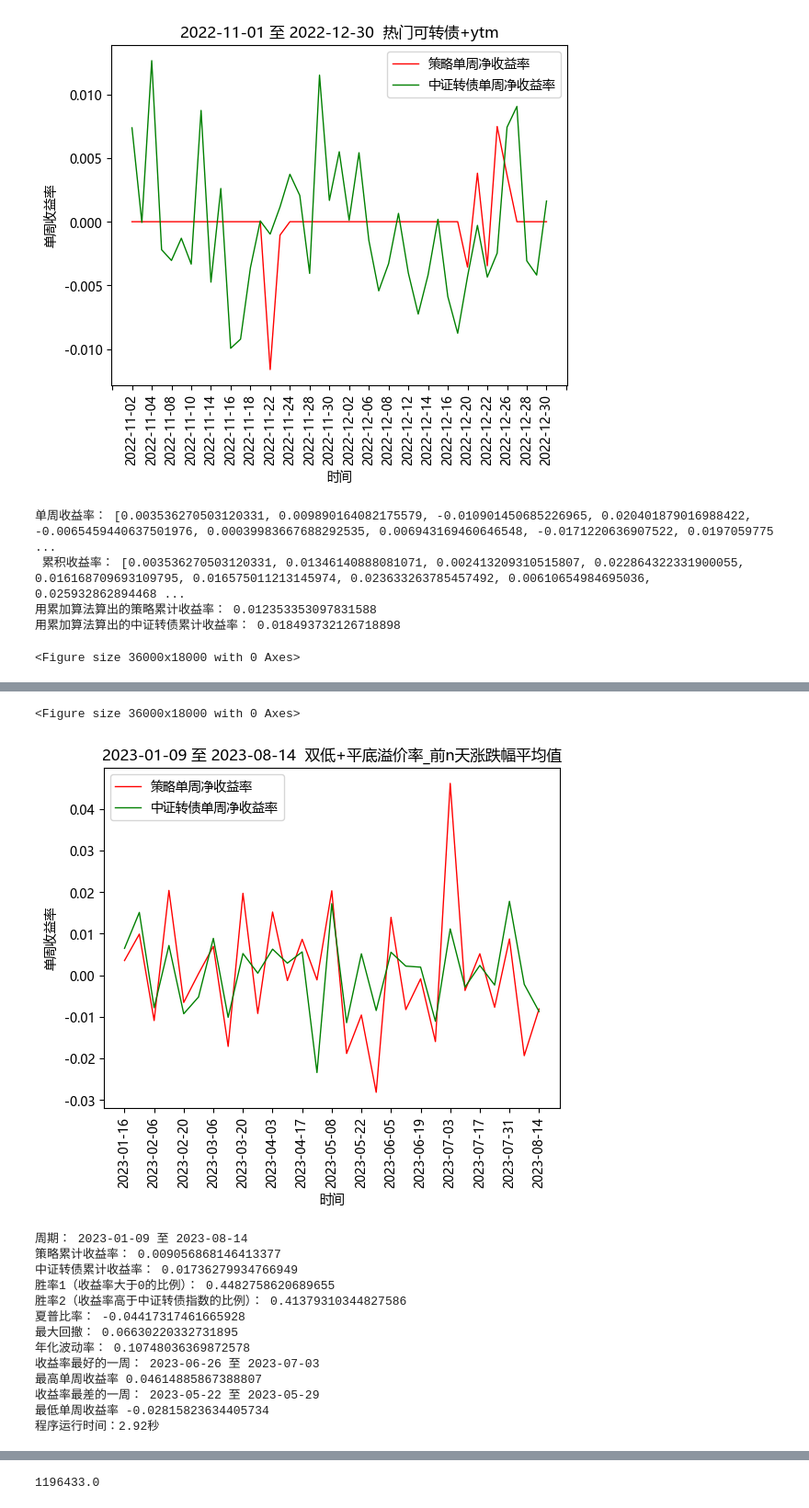
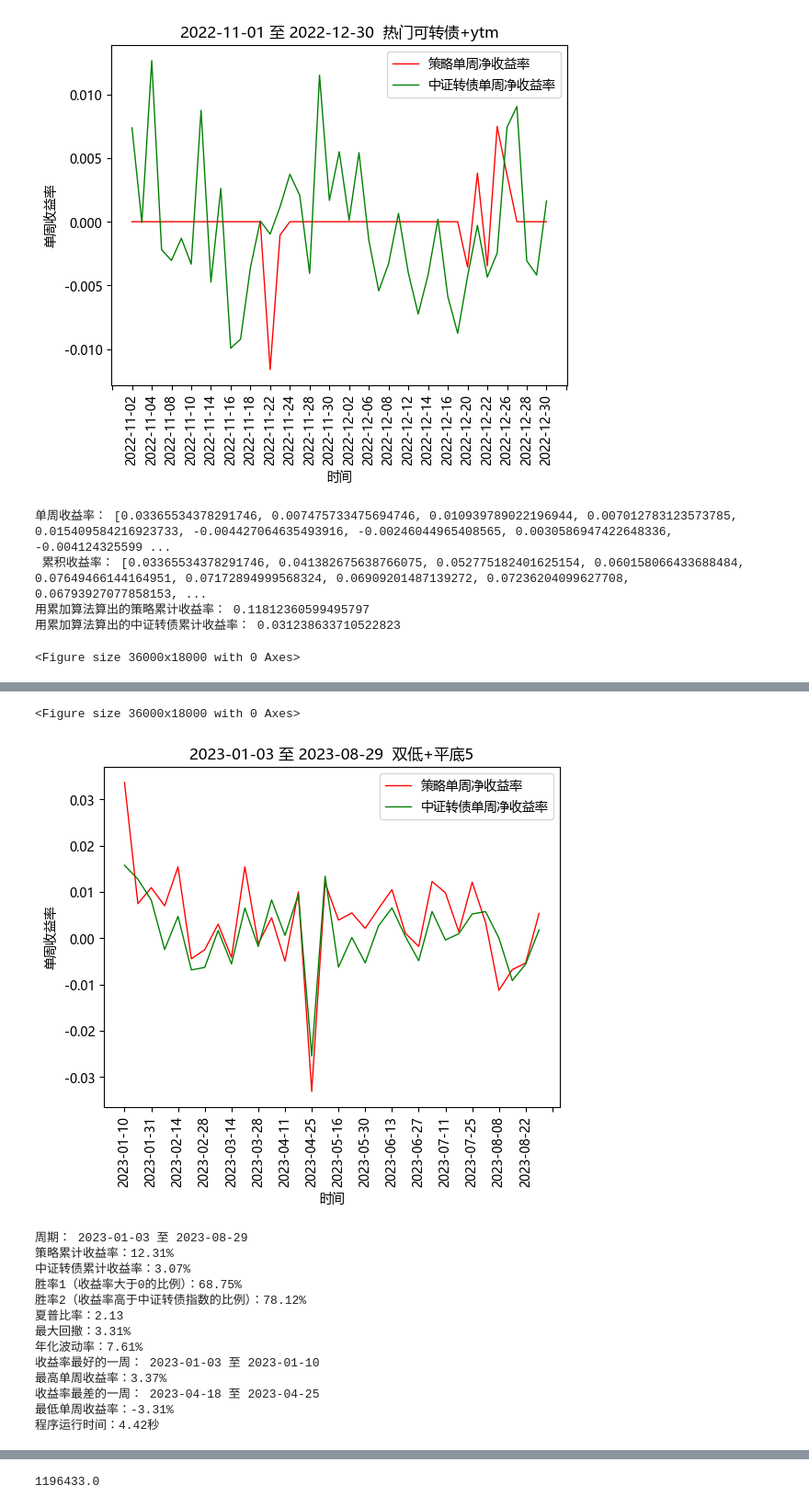
Before and after one commit to Big-ZhangCG/DB_FROM_20230811, a Jupyter notebook: mywork_ByZCG/backtest.ipynb, the cells around one changed output, grey strips where cells are left out. Shown at 92% size. Cells and saved outputs as stored; diff of their text form; code cells hidden in the pictures.

```diff
--- a/mywork_ByZCG/backtest.ipynb
+++ b/mywork_ByZCG/backtest.ipynb
@@ -181,19 +181,19 @@ def calculate_indicators(trade_dates_list, weekly_return, cumulative_return, zi_
 
     # 获取策略累计收益率 my_cumulative_return
     my_cumulative_return = cumulative_return[-1]
-    print('策略累计收益率：', my_cumulative_return)
+    print(f'策略累计收益率：{round(my_cumulative_return * 100, 2)}%')
 
     # 获取中证转债累计收益率 zzzz_cumulative_return
     zzzz_cumulative_return = zi_cumulative_return[-1]
-    print('中证转债累计收益率：', zzzz_cumulative_return)
+    print(f'中证转债累计收益率：{round(zzzz_cumulative_return * 100,2)}%')
 
     # 统计胜率1（收益率大于0的比例）,统计的时候应该去除收益率列表中的0值再进行计算，因为那些周期内没有合适的转债买入因此我们选择空仓
     win_rate_one = len([i for i in weekly_return if i > 0]) / len([i for i in weekly_return if i != 0])
-    print('胜率1（收益率大于0的比例）：', win_rate_one)
+    print(f'胜率1（收益率大于0的比例）：{round(win_rate_one * 100, 2)}%')
 
     # 统计胜率2（收益率高于中证转债指数的比例）,统计的时候应该去除收益率列表中的0值再进行计算，因为那些周期内没有合适的转债买入因此我们选择空仓
     win_rate_two = len([i for i in range(len(weekly_return)) if (weekly_return[i] > zi_weekly_return[i]) & (weekly_return[i] != 0)]) / len([i for i in weekly_return if i != 0])
-    print('胜率2（收益率高于中证转债指数的比例）：', win_rate_two)
+    print(f'胜率2（收益率高于中证转债指数的比例）：{round(win_rate_two * 100, 2)}%')
 
     # 年化夏普比率，下面这三个的算法不确定，需要确认
     # rf为无风险收益率（10年期国债，暂时取2.684%，这个需要随着时间改动）
@@ -201,24 +201,24 @@ def calculate_indicators(trade_dates_list, weekly_return, cumulative_return, zi_
     avg_rate = np.mean(weekly_return)
     std_rate = np.std(weekly_return)
     sharp_ratio = ((avg_rate - rf) / std_rate) * sqrt(52)
-    print('夏普比率：',sharp_ratio)
+    print(f'夏普比率：{round(sharp_ratio,2)}')
 
 
     # 最大回撤 max_drawdown
     max_drawdown = 0
-    cumulative_return_list = cumulative_return
+    cumulative_return_list = list(cumulative_return)
     cumulative_return_list.insert(0,0)
     for i in range(1,len(cumulative_return_list)):
         temp = (max(cumulative_return_list[0:i]) - cumulative_return_list[i])/(1 + max(cumulative_return_list[0:i]))
         if max_drawdown < temp:
             max_drawdown = temp
-    print('最大回撤：',max_drawdown)
+    print(f'最大回撤：{round(max_drawdown * 100, 2)}%')
 
     # 年化波动率
     log_return_list = [log(i+1) for i in weekly_return]
     Volatility = std(log_return_list) / sqrt(5)
     annualVolatility = Volatility * sqrt(252)
-    print('年化波动率：',annualVolatility)
+    print(f'年化波动率：{round(annualVolatility * 100, 2)}%')
 
 
 
@@ -226,13 +226,13 @@ def calculate_indicators(trade_dates_list, weekly_return, cumulative_return, zi_
     print('收益率最好的一周：',trade_dates_list[weekly_return.index(max(weekly_return))],'至',trade_dates_list[weekly_return.index(max(weekly_return)) + 1])
 
     # 最高单周收益率
-    print('最高单周收益率',max(weekly_return))
+    print(f'最高单周收益率：{round(max(weekly_return)*100, 2)}%')
 
     # 收益最差的一周
     print('收益率最差的一周：',trade_dates_list[weekly_return.index(min(weekly_return))],'至',trade_dates_list[weekly_return.index(min(weekly_return)) + 1])
 
     # 最低单周收益率
-    print('最低单周收益率',min(weekly_return))
+    print(f'最低单周收益率：{round(min(weekly_return)*100, 2)}%')
 
 
 # 这个函数的功能是用于绘制不同策略收益对比图
@@ -415,9 +415,8 @@ test_day_list = [('2021-07-01','2021-12-31'),('2022-01-01','2022-06-30'),('2022-
 start_time = time.time()
 
 # 回测单个策略（这样速度更快）
-names_and_which_day = [('双低+平底溢价率_前n天涨跌幅平均值（全量数据DTBS，用于回测）.xlsx','mon')]
-test_day_list = [('2023-01-01','2023-08-20')]
-
+names_and_which_day = [('双低+平底5（全量数据DTBS，用于回测）.xlsx','tue')]
+test_day_list = [('2023-01-01','2023-08-29')]
 
 
 for start_day,end_day in test_day_list:
@@ -445,8 +444,8 @@ run_time = end_time - start_time
 # 输出运行时间
 print(f"程序运行时间：{run_time:.2f}秒")
 # %% [output]
-单周收益率： [0.003536270503120331, 0.009890164082175579, -0.010901450685226965, 0.020401879016988422, -0.0065459440637501976, 0.00039983667688292535, 0.006943169460646548, -0.0171220636907522, 0.0197059775 ...
- 累积收益率： [0.003536270503120331, 0.01346140888081071, 0.002413209310515807, 0.022864322331900055, 0.016168709693109795, 0.016575011213145974, 0.023633263785457492, 0.00610654984695036, 0.025932862894468 ...
-用累加算法算出的策略累计收益率： 0.012353353097831588
-用累加算法算出的中证转债累计收益率： 0.018493732126718898
+单周收益率： [0.03365534378291746, 0.007475733475694746, 0.010939789022196944, 0.007012783123573785, 0.015409584216923733, -0.004427064635493916, -0.00246044965408565, 0.0030586947422648336, -0.004124325599 ...
+ 累积收益率： [0.03365534378291746, 0.041382675638766075, 0.052775182401625154, 0.060158066433688484, 0.07649466144164951, 0.07172894999568324, 0.06909201487139272, 0.07236204099627708, 0.06793927077858153, ...
+用累加算法算出的策略累计收益率： 0.11812360599495797
+用累加算法算出的中证转债累计收益率： 0.031238633710522823
 <Figure size 36000x18000 with 0 Axes>
@@ -454,18 +453,18 @@ print(f"程序运行时间：{run_time:.2f}秒")
 <Figure size 36000x18000 with 0 Axes>
-[figure, old version]
+[figure, new version]
-周期： 2023-01-09 至 2023-08-14
-策略累计收益率： 0.009056868146413377
-中证转债累计收益率： 0.01736279934766949
-胜率1（收益率大于0的比例）： 0.4482758620689655
-胜率2（收益率高于中证转债指数的比例）： 0.41379310344827586
-夏普比率： -0.04417317461665928
-最大回撤： 0.06630220332731895
-年化波动率： 0.10748036369872578
-收益率最好的一周： 2023-06-26 至 2023-07-03
-最高单周收益率 0.04614885867388807
-收益率最差的一周： 2023-05-22 至 2023-05-29
-最低单周收益率 -0.02815823634405734
-程序运行时间：2.92秒
+周期： 2023-01-03 至 2023-08-29
+策略累计收益率：12.31%
+中证转债累计收益率：3.07%
+胜率1（收益率大于0的比例）：68.75%
+胜率2（收益率高于中证转债指数的比例）：78.12%
+夏普比率：2.13
+最大回撤：3.31%
+年化波动率：7.61%
+收益率最好的一周： 2023-01-03 至 2023-01-10
+最高单周收益率：3.37%
+收益率最差的一周： 2023-04-18 至 2023-04-25
+最低单周收益率：-3.31%
+程序运行时间：4.42秒
 # %%
 # 跑1个回测周期,获得多个策略的单周收益率、累计收益率对比图
 # 根据需要更改test_day_list回测周期，names策略
```
Also changed, not shown: parts of 4 cells of this notebook, 41 other files.
